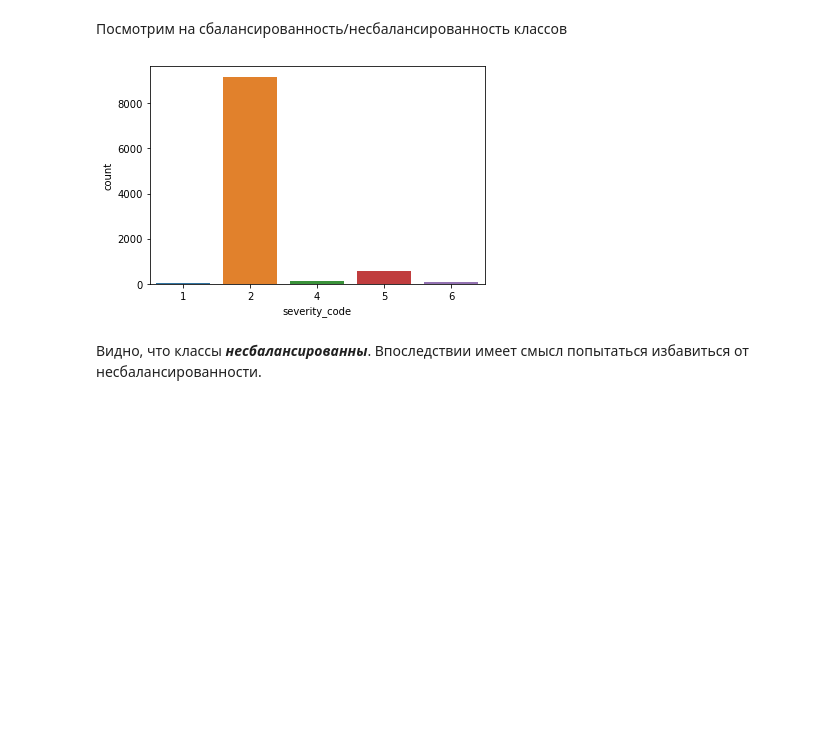
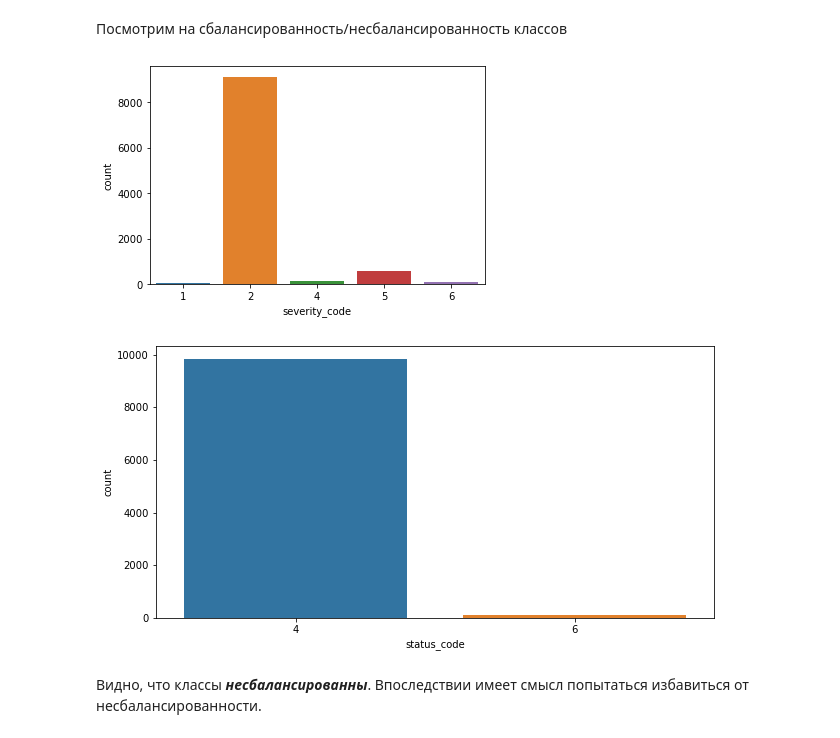
Before and after one commit to Sandro295/Masters-ML, a Jupyter notebook: homework-1.ipynb, the cells around one changed output. Cells and saved outputs as stored; diff of their text form; code cells hidden in the pictures; blank space fills up the shorter version.

```diff
--- a/homework-1.ipynb
+++ b/homework-1.ipynb
@@ -222,9 +235,12 @@ data.describe()
 Посмотрим на сбалансированность/несбалансированность классов
 # %%
 sns.countplot(x='severity_code', data=data)
+plt.figure(figsize=(10, 5))
+sns.countplot(x='status_code', data=data)
 pass
 # %% [output]
 [figure]
+[figure, added]
 # %% [markdown]
 Видно, что классы ___несбалансированны___. Впоследствии имеет смысл попытаться избавиться от несбалансированности.
 # %% [markdown]
```
Also changed, not shown: parts of 31 cells of this notebook.
